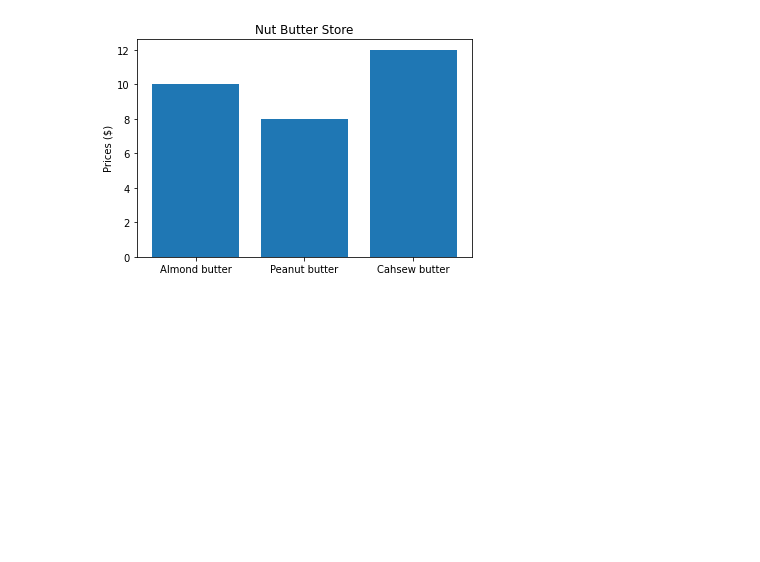
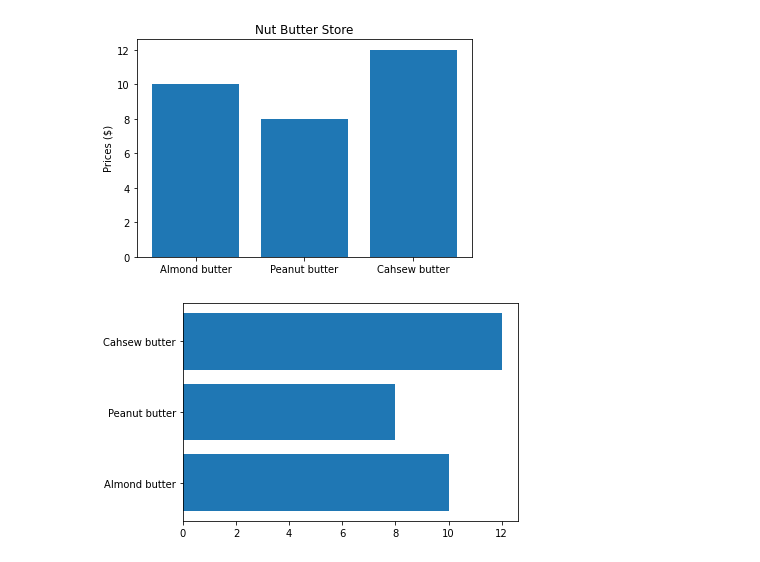
Before and after one commit to rodrez/ML, a Jupyter notebook: intro-to-matplotlib.ipynb, the cells around one changed output. Drawn from its saved outputs; the diff is of its cells as text; code cells hidden in the pictures; blank space fills up the shorter version.

```diff
--- a/intro-to-matplotlib.ipynb
+++ b/intro-to-matplotlib.ipynb
@@ -132,3 +132,9 @@ ax.set(title="Nut Butter Store",
 # semi colon helps to remove the output text
 # %% [output]
 [figure]
+# %%
+fig, ax = plt.subplots()
+ax.barh(list(nut_butter_price.keys()), list(nut_butter_price.values()));
+# When using horizontal bars we must convert to list
+# %% [output]
+[figure, added]
```
Also changed, not shown: parts of 18 cells of this notebook.
